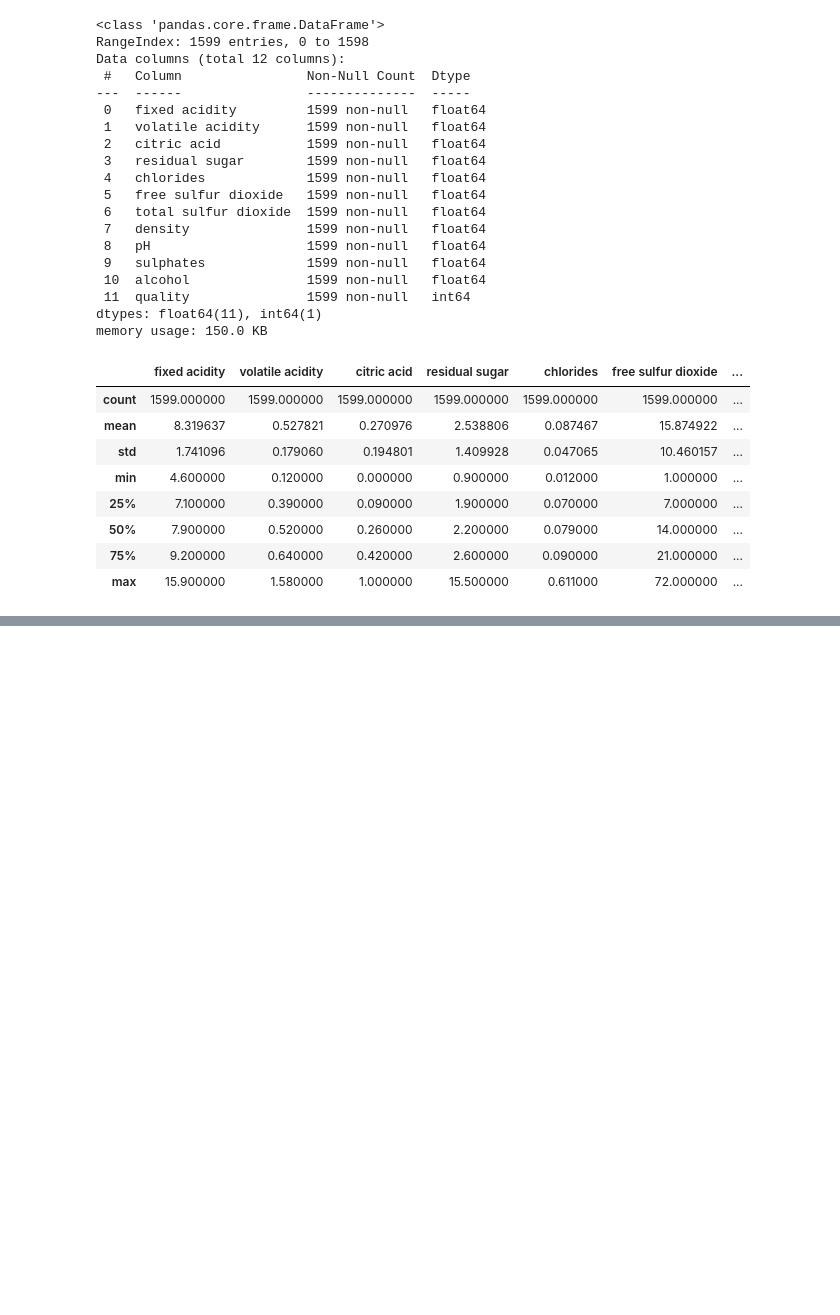
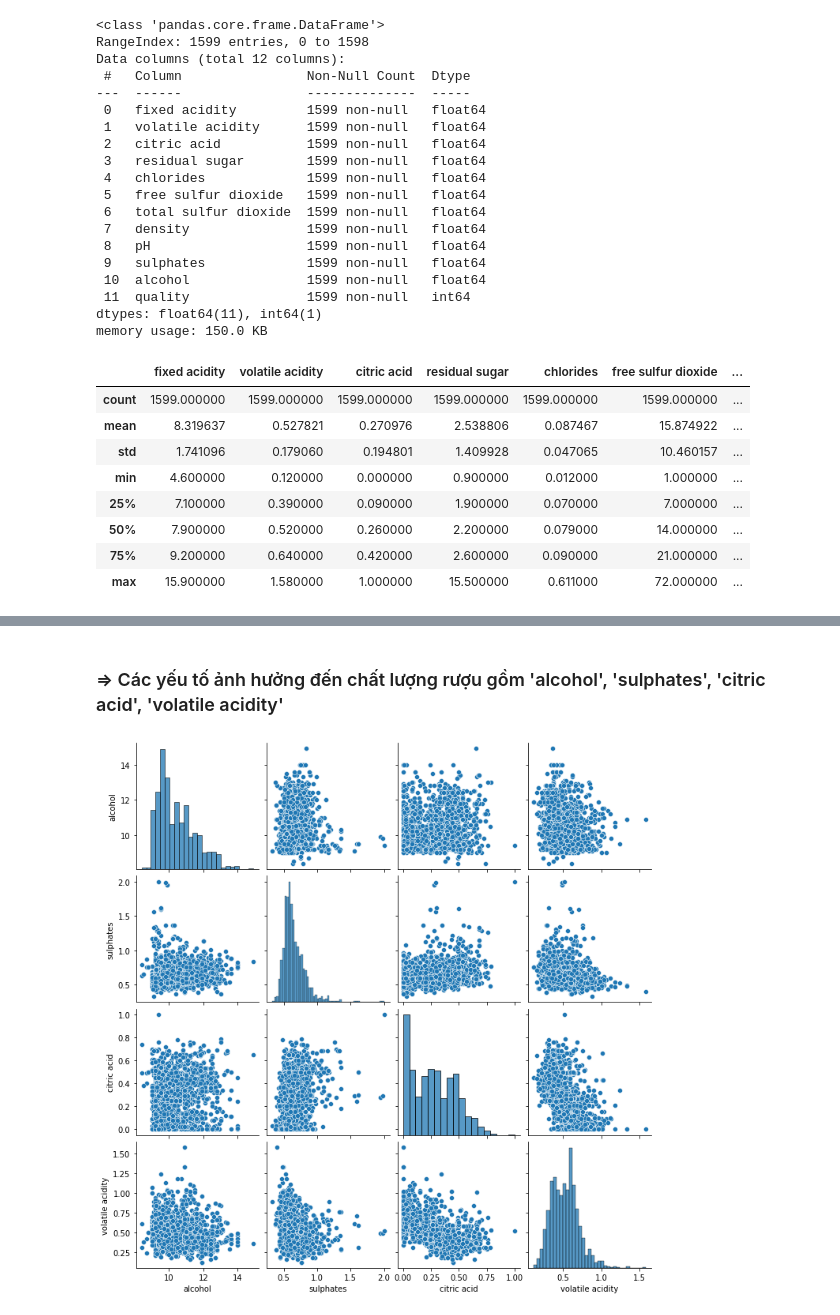
Before and after one commit to hieplk97/Data-Science, a Jupyter notebook: Data Pre-processing and Analysis/LDS5_260_Project_2/TranBuuHiep_project_Wine.ipynb, the cells around one changed output, grey strips where cells are left out. Saved outputs shown, nothing was run; the diff lists cells and outputs as text; code cells hidden in the pictures; blank space fills up the shorter version.

Commit message:
Project Wine

```diff
--- a/Data Pre-processing and Analysis/LDS5_260_Project_2/TranBuuHiep_project_Wine.ipynb
+++ b/Data Pre-processing and Analysis/LDS5_260_Project_2/TranBuuHiep_project_Wine.ipynb
@@ -107,0 +143,7 @@ df_red_wine.describe()
+# %% [markdown]
+### => Các yếu tố ảnh hưởng đến chất lượng rượu gồm 'alcohol', 'sulphates', 'citric acid', 'volatile acidity'
+# %%
+sns.pairplot(df_red_wine[['alcohol', 'sulphates', 'citric acid', 'volatile acidity']])
+plt.show()
+# %% [output]
+[figure, added]
```
Also changed, not shown: parts of 5 cells of this notebook.
